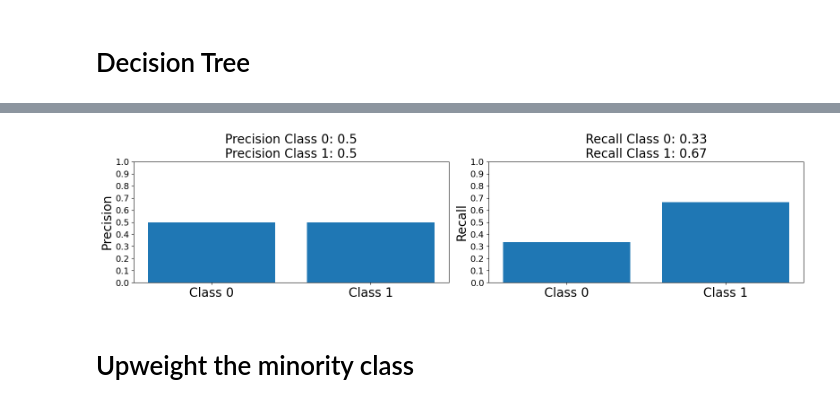
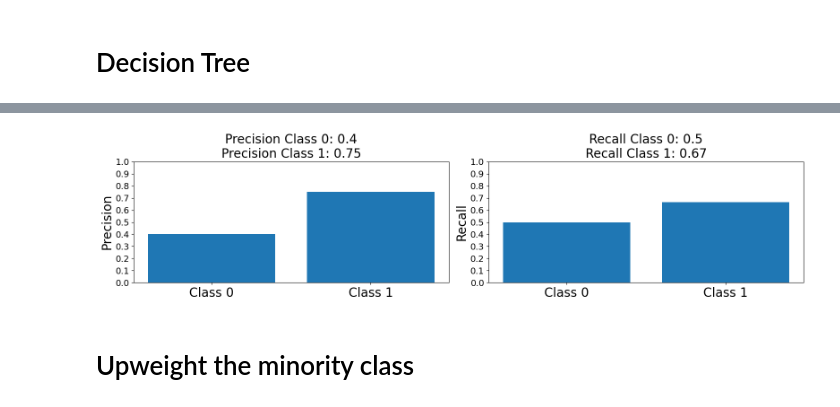
Before and after one commit to AI4Radiology/radiomic_brain_tumor_classification, a Jupyter notebook: DecisionTreeDataAug.ipynb, the cells around one changed output, grey strips where cells are left out. Drawn from its saved outputs; the diff is of its cells as text; code cells hidden in the pictures.

```diff
--- a/DecisionTreeDataAug.ipynb
+++ b/DecisionTreeDataAug.ipynb
@@ -21,9 +14,14 @@ def read_data(test, train):
 
     return X_train, X_test, labels_train, labels_test
 # %%
-df = pd.read_csv('radiomics_features_no_constant.csv')
+df = pd.read_csv('processedFlair.csv')
+sorted_columns = sorted(df.columns)
+df=df[sorted_columns]
+X= df.drop(columns=['highGrade'])
+y = df['highGrade']
+X_train, X_test, y_train, y_test = train_test_split(X, y, test_size=0.2, random_state=42)
 
-df_true = df[df['highGrade'] == True]
+'''df_true = df[df['highGrade'] == True]
 df_false = df[df['highGrade'] == False]
 
 test_size = int(0.2 * len(df))
@@ -40,5 +38,5 @@ df_training = df.drop(df_test.index)
 
 print("DATASET TRAINING: ", len(df_training), " REGISTROS")
 
-print("DATASET TESTING: ", len(df_test), " REGISTROS")
+print("DATASET TESTING: ", len(df_test), " REGISTROS")'''
 # %% [output]
@@ -47,3 +44 @@ DATASET TESTING:  24  REGISTROS
-# %%
-X_train, X_test, labels_train, labels_test = read_data(df_test, df_training)
 # %%
@@ -113,5 +105,6 @@ print(list(df_filtered.columns))
 # Decision Tree
 # %%
 clf = DecisionTreeClassifier()
-clf.fit(X_train, labels_train)
+clf.fit(X_train, y_train)
+print(X_train.columns)
 preds = clf.predict(X_test)
@@ -118,7 +128,7 @@ preds = clf.predict(X_test)
 # %%
-get_precisions_recalls(labels_test, preds)
+get_precisions_recalls(y_test, preds)
 # %% [output]
-[figure, old version]
+[figure, new version]
 # %% [markdown]
 # Upweight the minority class
 # %%
```
Also changed, not shown: parts of 15 cells of this notebook.
